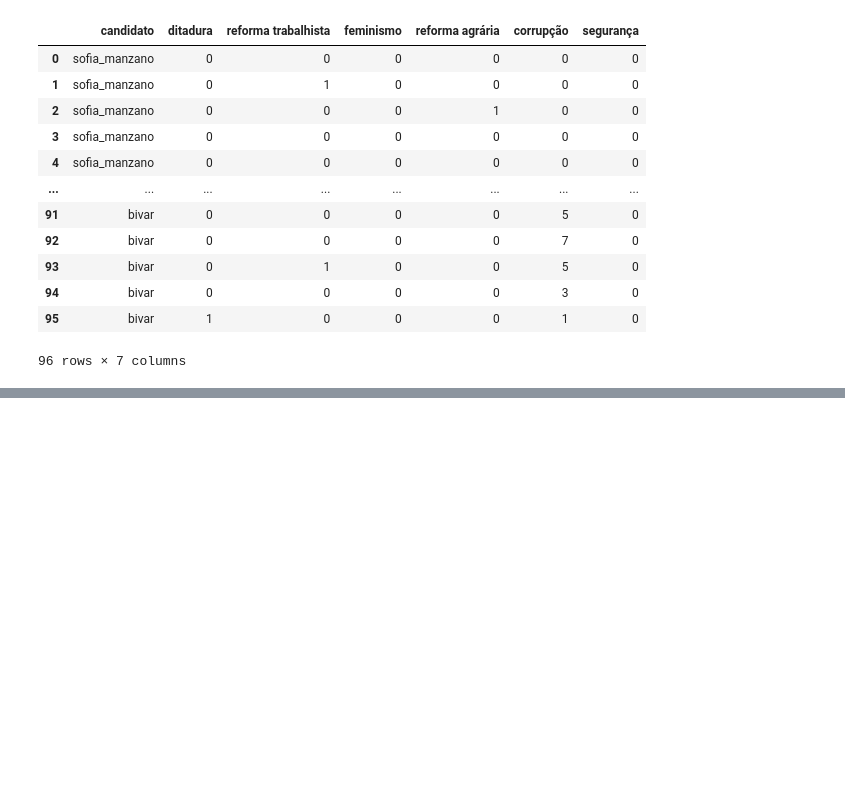
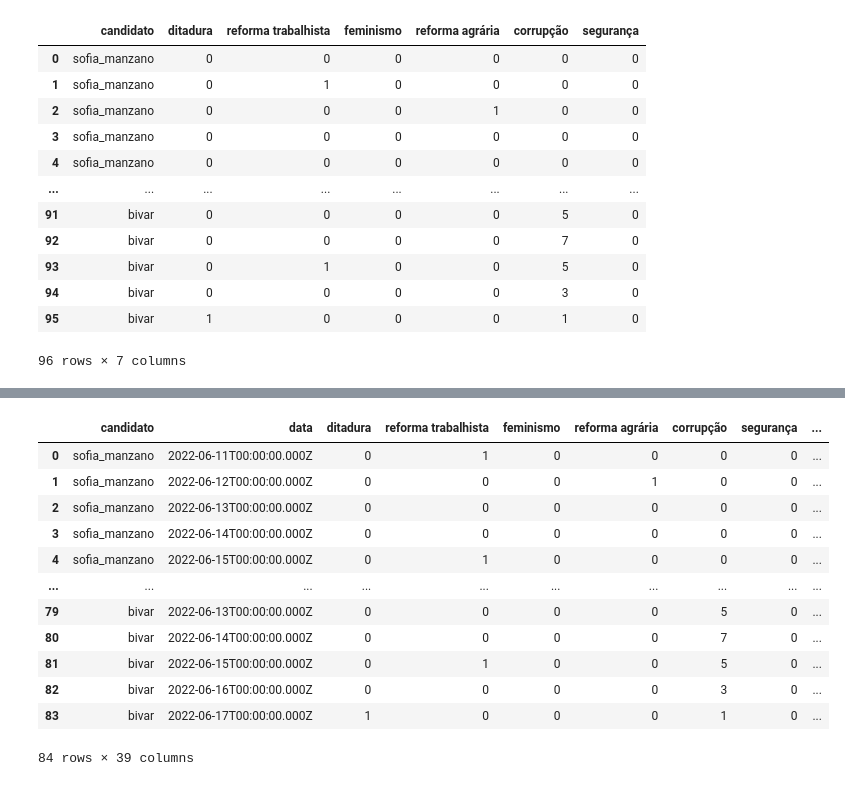
Before and after one commit to EduardoTTristao/analise-de-sentimento-politico-pelo-twitter, a Jupyter notebook: analise-de-sentimento-politico-pelo-twitter/data_analysis.ipynb, the cells around one changed output, grey strips where cells are left out. Saved outputs shown, nothing was run; the diff lists cells and outputs as text; code cells hidden in the pictures; blank space fills up the shorter version.

```diff
--- a/analise-de-sentimento-politico-pelo-twitter/data_analysis.ipynb
+++ b/analise-de-sentimento-politico-pelo-twitter/data_analysis.ipynb
@@ -106,0 +125,2 @@ Name: reforma agrária, dtype: int64
+# %%
+df1 = df_all_folder("dados/ultimos_7_dias/")
@@ -106,0 +141,2 @@ Name: reforma agrária, dtype: int64
+# %%
+df2 = df_all_folder("dados/ultimos_7_dias/pos/")
@@ -106,0 +157,2 @@ Name: reforma agrária, dtype: int64
+# %%
+df3 = df_all_folder("dados/ultimos_7_dias/neg/")
@@ -106,0 +193,17 @@ Name: reforma agrária, dtype: int64
+# %%
+df = df1.merge(df2).merge(df3)
+df
+# %% [output]
+|  | candidato | data | ditadura | reforma trabalhista | feminismo | reforma agrária | corrupção | segurança | ... |
+| 0 | sofia_manzano | 2022-06-11T00:00:00.000Z | 0 | 1 | 0 | 0 | 0 | 0 | ... |
+| 1 | sofia_manzano | 2022-06-12T00:00:00.000Z | 0 | 0 | 0 | 1 | 0 | 0 | ... |
+| 2 | sofia_manzano | 2022-06-13T00:00:00.000Z | 0 | 0 | 0 | 0 | 0 | 0 | ... |
+| 3 | sofia_manzano | 2022-06-14T00:00:00.000Z | 0 | 0 | 0 | 0 | 0 | 0 | ... |
+| 4 | sofia_manzano | 2022-06-15T00:00:00.000Z | 0 | 1 | 0 | 0 | 0 | 0 | ... |
+| ... | ... | ... | ... | ... | ... | ... | ... | ... | ... |
+| 79 | bivar | 2022-06-13T00:00:00.000Z | 0 | 0 | 0 | 0 | 5 | 0 | ... |
+| 80 | bivar | 2022-06-14T00:00:00.000Z | 0 | 0 | 0 | 0 | 7 | 0 | ... |
+| 81 | bivar | 2022-06-15T00:00:00.000Z | 0 | 1 | 0 | 0 | 5 | 0 | ... |
+| 82 | bivar | 2022-06-16T00:00:00.000Z | 0 | 0 | 0 | 0 | 3 | 0 | ... |
+| 83 | bivar | 2022-06-17T00:00:00.000Z | 1 | 0 | 0 | 0 | 1 | 0 | ... |
+84 rows × 39 columns
```
Also changed, not shown: parts of 23 cells of this notebook, 6 other files.
